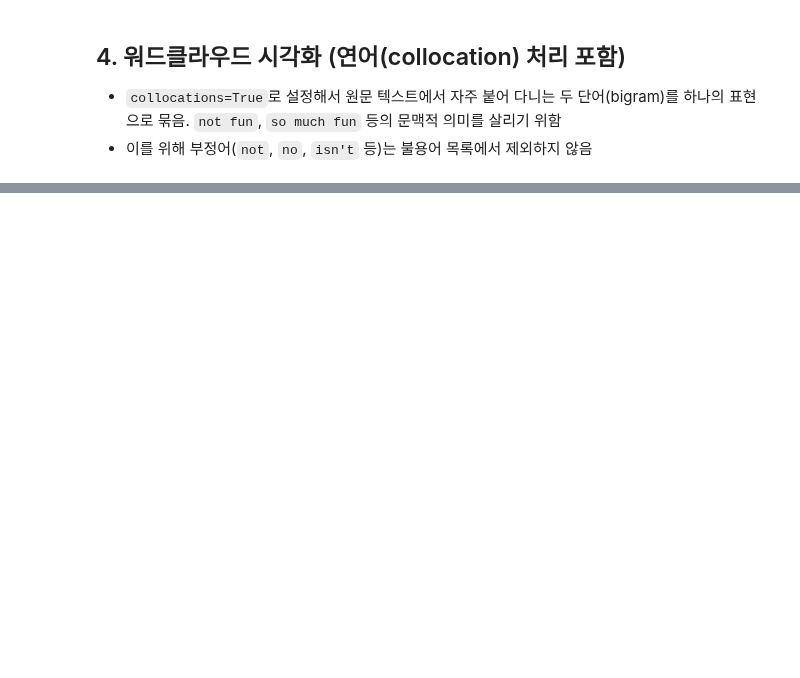
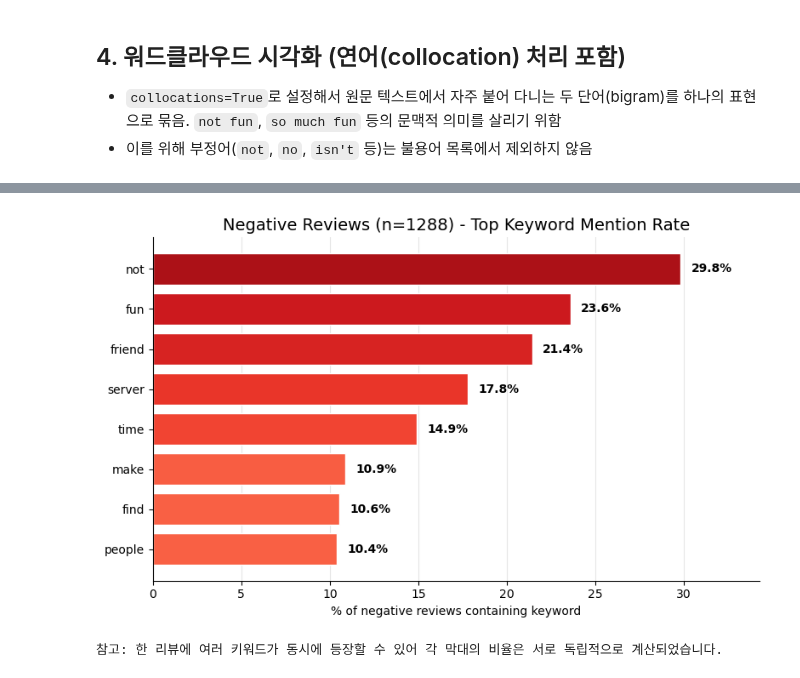
Before and after one commit to juri-lee54/softeer-w1-t3, a Jupyter notebook: missions/w2/wordcloud/meccha_wordcloud.ipynb, the cells around one changed output, grey strips where cells are left out. Saved outputs shown, nothing was run; the diff lists cells and outputs as text; code cells hidden in the pictures; blank space fills up the shorter version.

```diff
--- a/missions/w2/wordcloud/meccha_wordcloud.ipynb
+++ b/missions/w2/wordcloud/meccha_wordcloud.ipynb
@@ -310,0 +354,31 @@ positive_freq, negative_freq = generate_sentiment_wordclouds(df_positive, df_neg
+# %%
+def plot_keyword_bar(keyword_share: pd.Series, total_reviews: int) -> None:
+    """키워드별 리뷰 등장 비율을 막대그래프로 시각화 (값이 클수록 진한 색)"""
+    ordered = keyword_share.sort_values(ascending=True)  # barh는 아래->위로 그려지므로 오름차순 정렬
+
+    norm = plt.Normalize(vmin=0, vmax=ordered.max())
+    colors = plt.get_cmap("Reds")(0.35 + 0.5 * norm(ordered.values))
+
+    fig, ax = plt.subplots(figsize=(8, 5))
+    bars = ax.barh(ordered.index, ordered.values, color=colors, edgecolor="white")
+
+    for bar, value in zip(bars, ordered.values):
+        ax.text(bar.get_width() + ordered.max() * 0.02, bar.get_y() + bar.get_height() / 2,
+                f"{value:.1f}%", va="center", fontsize=10, fontweight="bold")
+
+    ax.set_xlabel("% of negative reviews containing keyword")
+    ax.set_xlim(0, ordered.max() * 1.15)
+    ax.set_title(f"Negative Reviews (n={total_reviews}) - Top Keyword Mention Rate", fontsize=14)
+    ax.spines[["top", "right"]].set_visible(False)
+    ax.grid(axis="x", color="0.9", linewidth=0.8, zorder=0)
+    ax.set_axisbelow(True)
+    plt.tight_layout()
+    plt.show()
+
+    print("참고: 한 리뷰에 여러 키워드가 동시에 등장할 수 있어 각 막대의 비율은 서로 독립적으로 계산되었습니다.")
+
+
+plot_keyword_bar(keyword_share, len(df_negative))
+# %% [output]
+[figure, added]
+참고: 한 리뷰에 여러 키워드가 동시에 등장할 수 있어 각 막대의 비율은 서로 독립적으로 계산되었습니다.
```
Also changed, not shown: parts of 11 cells of this notebook.
